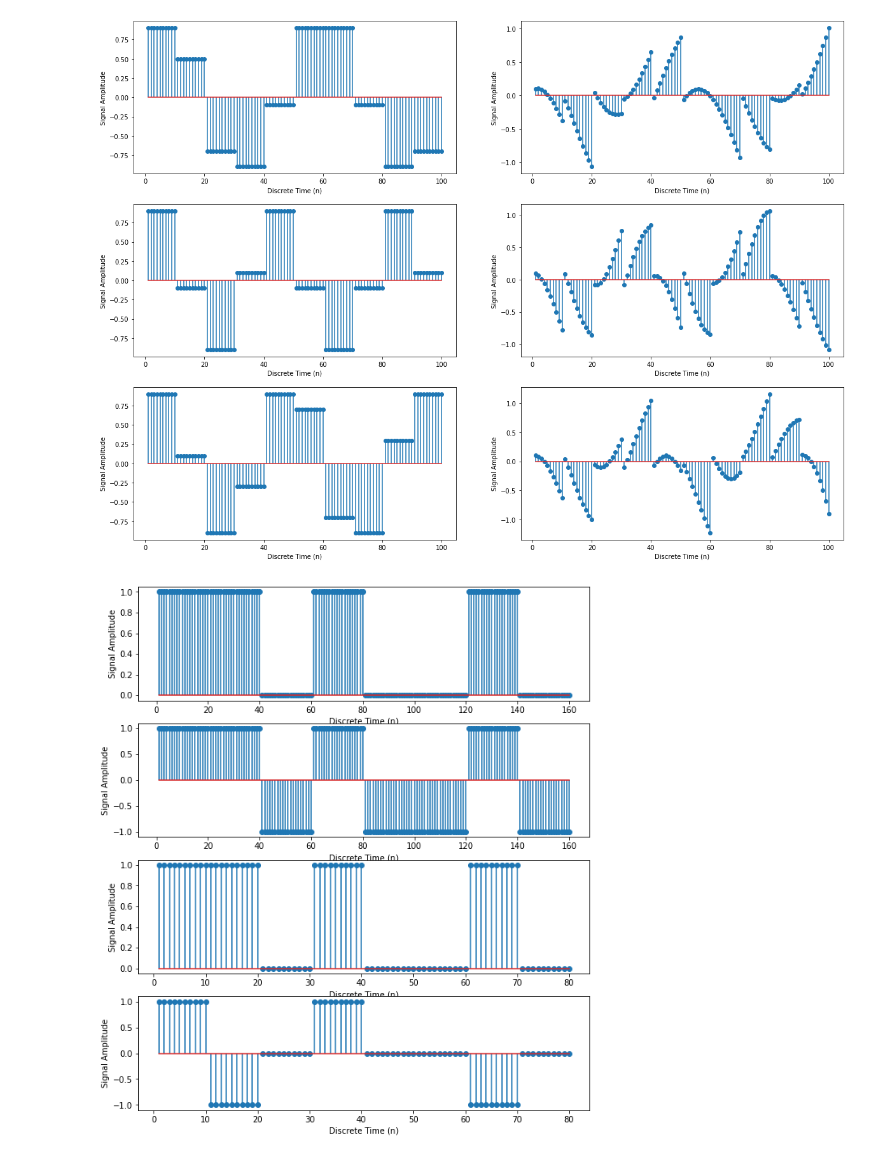
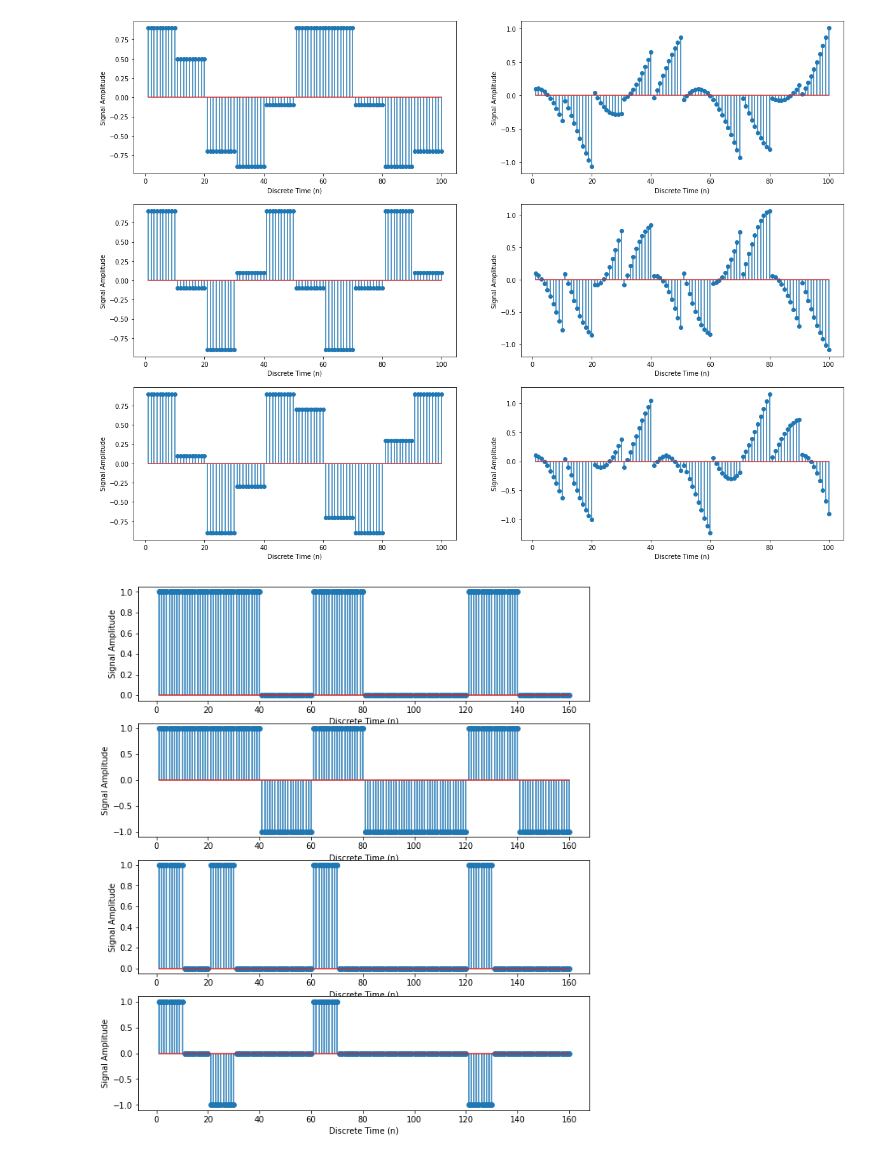
Before and after one commit to eewilliams-wpi/ECE3311_Team6, a Jupyter notebook: proj2_selina.ipynb, the cells around one changed output. Drawn from its saved outputs; the diff is of its cells as text; code cells hidden in the pictures.

Commit message:
correct first 4 plots, work on machester

```diff
--- a/proj2_selina.ipynb
+++ b/proj2_selina.ipynb
@@ -202,21 +202,26 @@ pnrz0 = np.full((1,L_lc),-1)
 pnrz_wavefm = list()
 
 # unipolar RZ
-uprz1 = np.ones((1,(int)(L_lc/2)))
-uprz0 = np.zeros((1,(int)(L_lc/2)))
+uprz1_begin = np.ones((1,(int)(L_lc/2)))
+uprz1_end = np.zeros((1,(int)(L_lc/2)))
+uprz1 = np.append(uprz1_begin,uprz1_end)
+uprz0 = np.zeros((1,L_lc))
 uprz_wavefm = list()
 
 # bipolar RZ
-bprz1 = np.ones((1,(int)(L_lc/2)))
-bprz1n = np.full((1,(int)(L_lc/2)),-1)
-bprz0 = np.zeros((1,(int)(L_lc/2)))
+bprz1_begin = np.ones((1,(int(L_lc/2))))
+bprz1n_begin = np.full((1,(int)(L_lc/2)),-1)
+bprz1_end = np.zeros((1,(int)(L_lc/2)))
+bprz1 = np.append(bprz1_begin,bprz1_end)
+bprz1n = np.append(bprz1n_begin,bprz1_end)
+bprz0 = np.zeros((1,L_lc))
 bprz_wavefm = list()
 
-# manchester NRZ
-manrz1 = np.ones((1,(int)(L_lc/2)))
-marz1n = np.full((1,(int)(L_lc/2)),-1)
-marz0 = np.zeros((1,(int)(L_lc/2)))
-marz_wavefm = list()
+# # manchester NRZ
+# manrz1 = np.ones((1,(int)(L_lc/2)))
+# marz1n = np.full((1,(int)(L_lc/2)),-1)
+# marz0 = np.zeros((1,(int)(L_lc/2)))
+# marz_wavefm = list()
 
 for ind in range(0,len(bin_str)):
     if (bin_str[ind] == 1):
@@ -231,33 +236,33 @@ for ind in range(0,len(bin_str)):
     else:
         upnrz_wavefm.append(upnrz0.flatten())
         pnrz_wavefm.append(pnrz0.flatten())
         uprz_wavefm.append(uprz0.flatten())
         bprz_wavefm.append(bprz0.flatten())
 
 # Visualize
 plt.figure(figsize=(10,15))
 # unipolar NRZ
 plt.subplot(511)
 plt.stem(np.arange(1,L_lc*len(bin_str)+1),np.array(upnrz_wavefm).flatten())
 plt.xlabel('Discrete Time (n)')
 plt.ylabel('Signal Amplitude')
 # polar NRZ
 plt.subplot(512)
 plt.stem(np.arange(1,L_lc*len(bin_str)+1),np.array(pnrz_wavefm).flatten())
 plt.xlabel('Discrete Time (n)')
 plt.ylabel('Signal Amplitude')
 # unipolar RZ
 plt.subplot(513)
-plt.stem(np.arange(1,(L_lc/2)*len(bin_str)+1),np.array(uprz_wavefm).flatten())
+plt.stem(np.arange(1,L_lc*len(bin_str)+1),np.array(uprz_wavefm).flatten())
 plt.xlabel('Discrete Time (n)')
 plt.ylabel('Signal Amplitude')
 # bipolar RZ
 plt.subplot(514)
-plt.stem(np.arange(1,(L_lc/2)*len(bin_str)+1),np.array(bprz_wavefm).flatten())
+plt.stem(np.arange(1,L_lc*len(bin_str)+1),np.array(bprz_wavefm).flatten())
 plt.xlabel('Discrete Time (n)')
 plt.ylabel('Signal Amplitude')
 # manchester NRZ
 
 plt.show()
 # %% [output]
-[figure, old version]
+[figure, new version]
```
